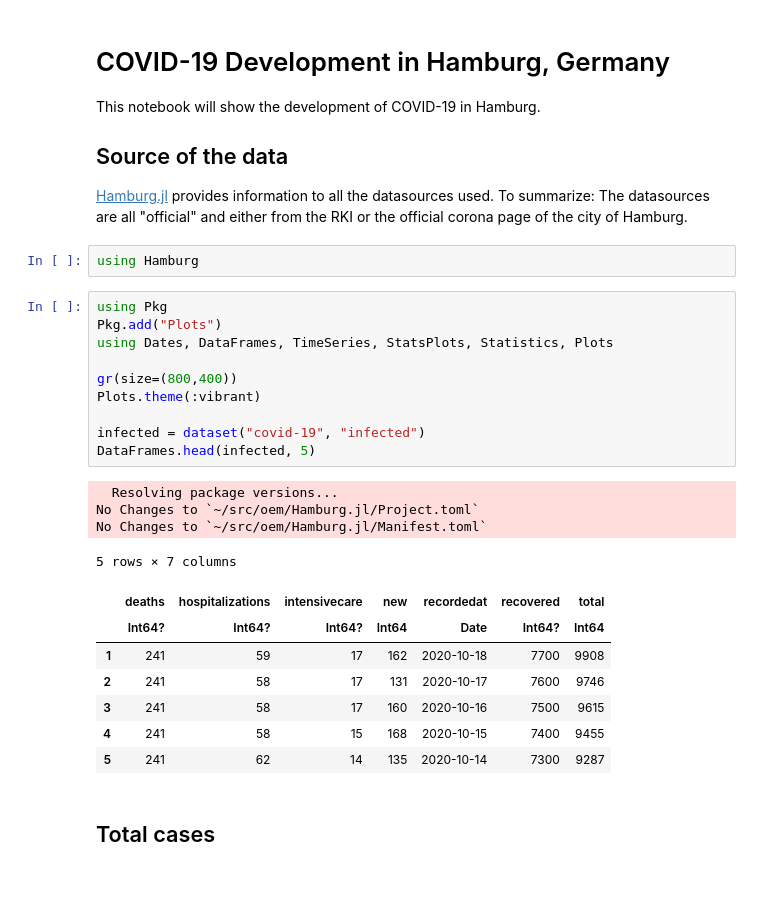
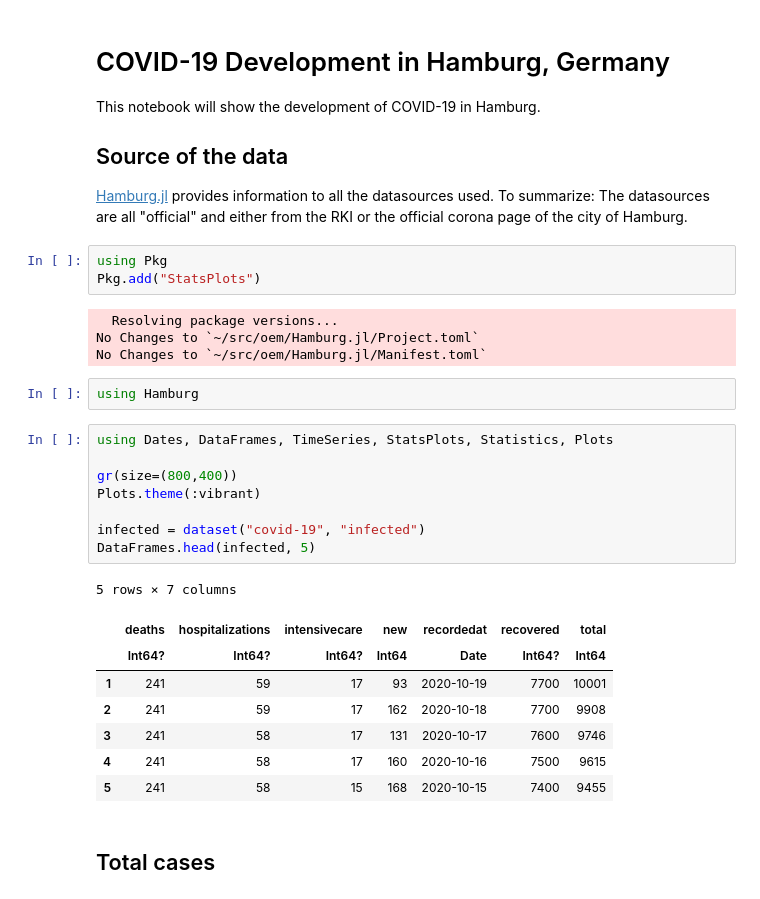
Before and after one commit to oem/Hamburg.jl, a Jupyter notebook: docs/Hamburg.ipynb, the cells around one changed output. Saved outputs shown, nothing was run; the diff lists cells and outputs as text.

```diff
--- a/docs/Hamburg.ipynb
+++ b/docs/Hamburg.ipynb
@@ -6,30 +6,32 @@ This notebook will show the development of COVID-19 in Hamburg.
 ## Source of the data
 
 [Hamburg.jl](https://github.com/oem/Hamburg.jl) provides information to all the datasources used. To summarize: The datasources are all "official" and either from the RKI or the official corona page of the city of Hamburg.
+# %%
+using Pkg
+Pkg.add("StatsPlots")
+# %% [output]
+  Resolving package versions...
+No Changes to `~/src/oem/Hamburg.jl/Project.toml`
+No Changes to `~/src/oem/Hamburg.jl/Manifest.toml`
 # %%
 using Hamburg
 # %%
-using Pkg
-Pkg.add("Plots")
 using Dates, DataFrames, TimeSeries, StatsPlots, Statistics, Plots
 
 gr(size=(800,400))
 Plots.theme(:vibrant)
 
 infected = dataset("covid-19", "infected")
 DataFrames.head(infected, 5)
 # %% [output]
-  Resolving package versions...
-No Changes to `~/src/oem/Hamburg.jl/Project.toml`
-No Changes to `~/src/oem/Hamburg.jl/Manifest.toml`
+5 rows × 7 columns
-5 rows × 7 columns
 |  | deaths | hospitalizations | intensivecare | new | recordedat | recovered | total |
 |  | Int64? | Int64? | Int64? | Int64 | Date | Int64? | Int64 |
-| 1 | 241 | 59 | 17 | 162 | 2020-10-18 | 7700 | 9908 |
-| 2 | 241 | 58 | 17 | 131 | 2020-10-17 | 7600 | 9746 |
-| 3 | 241 | 58 | 17 | 160 | 2020-10-16 | 7500 | 9615 |
-| 4 | 241 | 58 | 15 | 168 | 2020-10-15 | 7400 | 9455 |
-| 5 | 241 | 62 | 14 | 135 | 2020-10-14 | 7300 | 9287 |
+| 1 | 241 | 59 | 17 | 93 | 2020-10-19 | 7700 | 10001 |
+| 2 | 241 | 59 | 17 | 162 | 2020-10-18 | 7700 | 9908 |
+| 3 | 241 | 58 | 17 | 131 | 2020-10-17 | 7600 | 9746 |
+| 4 | 241 | 58 | 17 | 160 | 2020-10-16 | 7500 | 9615 |
+| 5 | 241 | 58 | 15 | 168 | 2020-10-15 | 7400 | 9455 |
 # %% [markdown]
 ## Total cases
 # %% [markdown]
```
Also changed, not shown: parts of 5 cells of this notebook.
